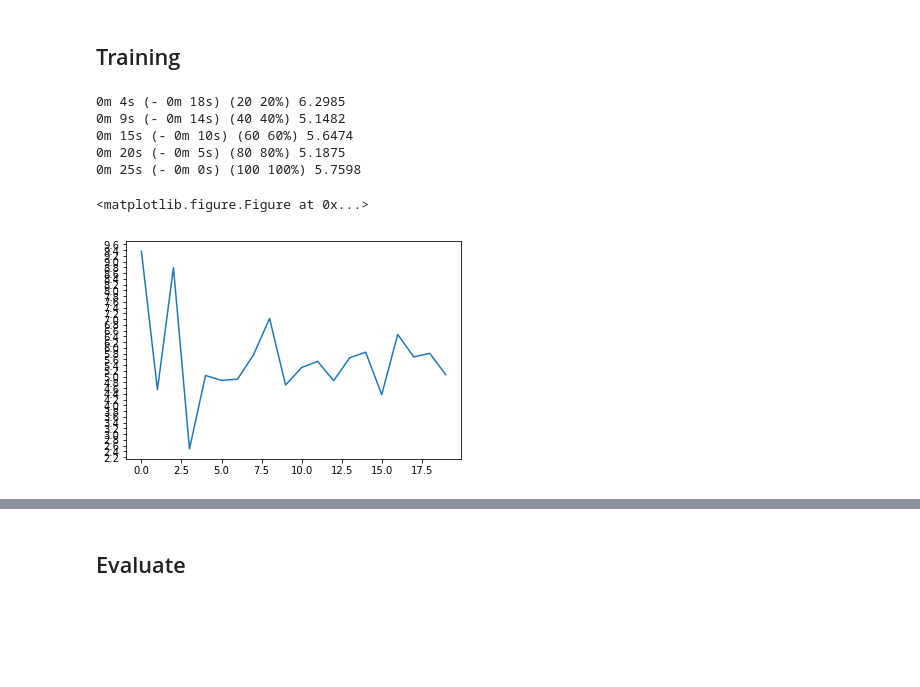
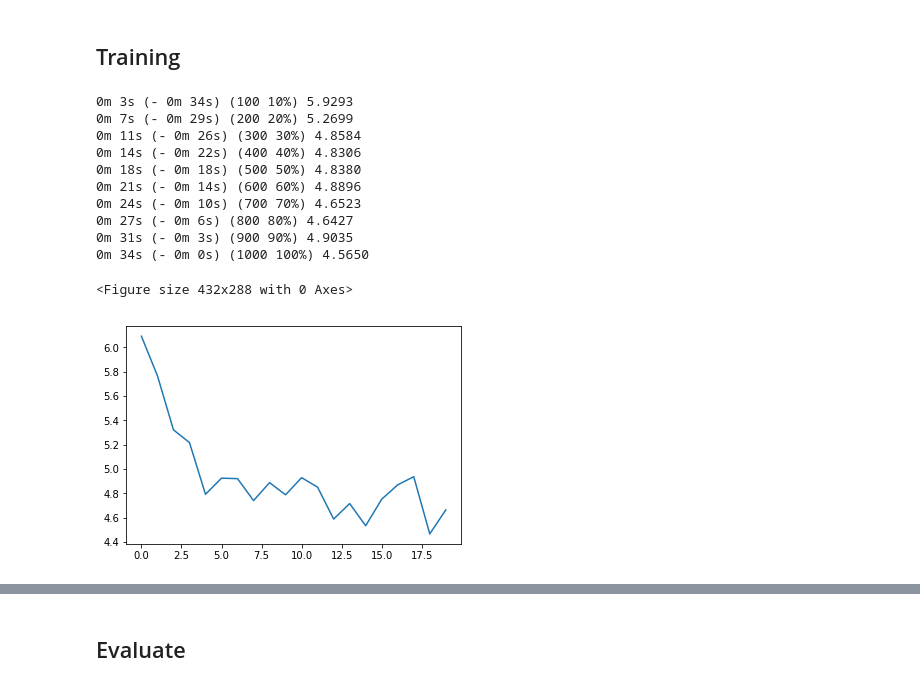
Before and after one commit to thammegowda/mt-box, a Jupyter notebook: nmt/notes/seq2seq-pytorch.ipynb, the cells around one changed output, grey strips where cells are left out. Cells and saved outputs as stored; diff of their text form; code cells hidden in the pictures; blank space fills up the shorter version.

```diff
--- a/nmt/notes/seq2seq-pytorch.ipynb
+++ b/nmt/notes/seq2seq-pytorch.ipynb
@@ -143,23 +163,11 @@ class DecoderRNN(nn.Module):
             return result.cuda()
         else:
             return result
-# %%
-def indexesFromSentence(lang, sentence):
-    return [lang.word2index[word] for word in sentence.split(' ')]
-
-
-def variableFromSentence(lang, sentence):
-    indexes = indexesFromSentence(lang, sentence)
-    indexes.append(EOS_token)
-    result = Variable(torch.LongTensor(indexes).view(-1, 1))
-    if use_cuda:
-        result = result.cuda()
-    return result
-
-def variablesFromPair(pair):
-    input_variable = variableFromSentence(input_lang, pair[0])
-    target_variable = variableFromSentence(output_lang, pair[1])
-    return (input_variable, target_variable)
+# %%
+def variablesFromPair(pair):
+    input_variable = input_lang.variableFromSentence(pair[0])
+    target_variable = output_lang.variableFromSentence(pair[1])
+    return (input_variable, target_variable)
 # %% [markdown]
 ## Training
 # %%
@@ -287,21 +297,22 @@ def trainIters(encoder, decoder, n_iters, print_every=1000, plot_every=100, lear
 # %%
 # Run the trainer
 
 hidden_size = 256
-encoder1 = EncoderRNN(input_lang.n_words, hidden_size)
-decoder1 = DecoderRNN(hidden_size, output_lang.n_words)
+enc = EncoderRNN(input_lang.n_words, hidden_size).cuda()
+dec = DecoderRNN(hidden_size, output_lang.n_words).cuda()
 
 
-if use_cuda:
-    encoder1 = encoder1.cuda()
-    decoder1 = decoder1.cuda()
-
-trainIters(encoder1, decoder1, 100, print_every=20, plot_every=5)
+trainIters(enc, dec, 1000, print_every=100, plot_every=50)
 # %% [output]
-0m 4s (- 0m 18s) (20 20%) 6.2985
-0m 9s (- 0m 14s) (40 40%) 5.1482
-0m 15s (- 0m 10s) (60 60%) 5.6474
-0m 20s (- 0m 5s) (80 80%) 5.1875
-0m 25s (- 0m 0s) (100 100%) 5.7598
+0m 3s (- 0m 34s) (100 10%) 5.9293
+0m 7s (- 0m 29s) (200 20%) 5.2699
+0m 11s (- 0m 26s) (300 30%) 4.8584
+0m 14s (- 0m 22s) (400 40%) 4.8306
+0m 18s (- 0m 18s) (500 50%) 4.8380
+0m 21s (- 0m 14s) (600 60%) 4.8896
+0m 24s (- 0m 10s) (700 70%) 4.6523
+0m 27s (- 0m 6s) (800 80%) 4.6427
+0m 31s (- 0m 3s) (900 90%) 4.9035
+0m 34s (- 0m 0s) (1000 100%) 4.5650
-<matplotlib.figure.Figure at 0x...>
+<Figure size 432x288 with 0 Axes>
-[figure, old version]
+[figure, new version]
```
Also changed, not shown: parts of 21 cells of this notebook.
